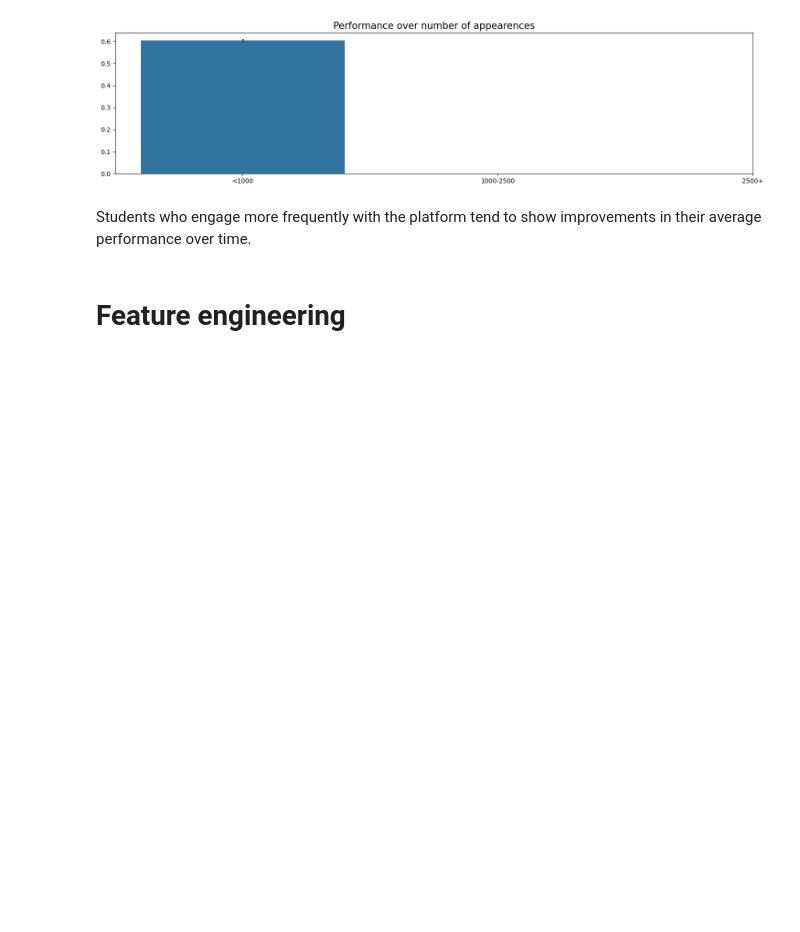
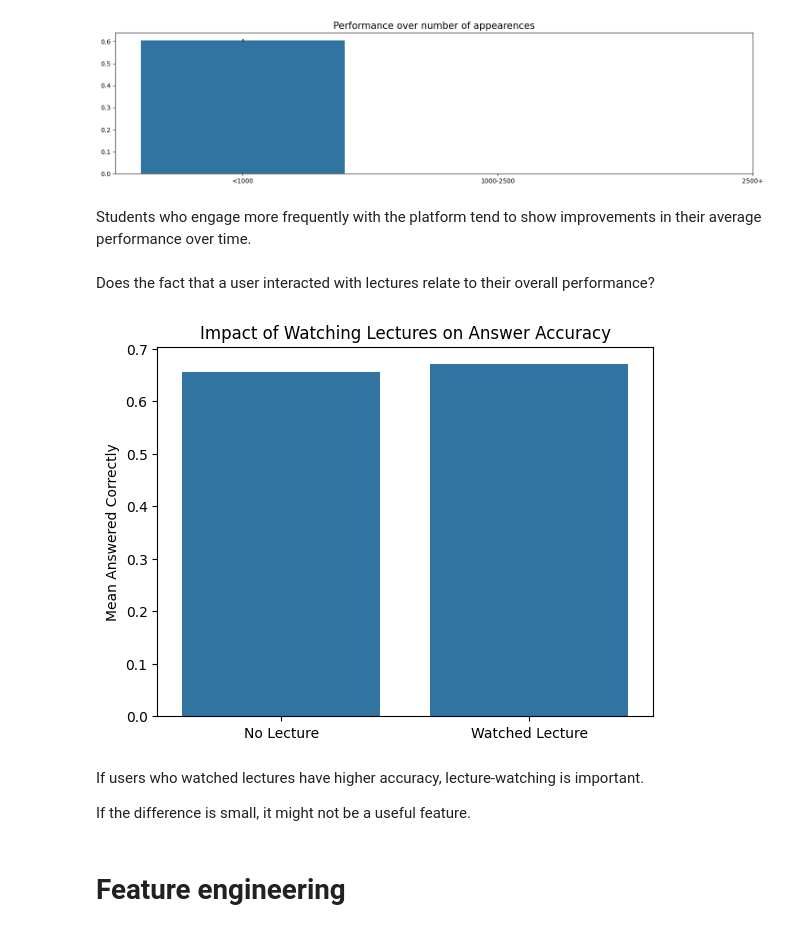
Before and after one commit to theresaskruzna/riiid_knowledge_tracing, a Jupyter notebook: 01_EDA.ipynb, the cells around one changed output. Saved outputs shown, nothing was run; the diff lists cells and outputs as text; code cells hidden in the pictures; blank space fills up the shorter version.

```diff
--- a/01_EDA.ipynb
+++ b/01_EDA.ipynb
@@ -1417,6 +1409,29 @@ del user_performance
 [figure]
 # %% [markdown]
 Students who engage more frequently with the platform tend to show improvements in their average performance over time.
+# %% [markdown]
+Does the fact that a user interacted with lectures relate to their overall performance?
+# %%
+# Get unique user_ids who have watched at least one lecture
+users_who_watched_lectures = train_df[train_df['content_type_id'] == 1]['user_id'].unique()
+# %%
+# Calculate mean accuracy for users who watched lectures
+accuracy_watched = train_df[train_df['user_id'].isin(users_who_watched_lectures) & (train_df['content_type_id'] == 0)]['answered_correctly'].mean()
+
+# Calculate mean accuracy for users who never watched lectures
+accuracy_not_watched = train_df[~train_df['user_id'].isin(users_who_watched_lectures)]['answered_correctly'].mean()
+
+# Plot the comparison
+sns.barplot(x=['No Lecture', 'Watched Lecture'], y=[accuracy_not_watched, accuracy_watched])
+plt.title("Impact of Watching Lectures on Answer Accuracy")
+plt.ylabel("Mean Answered Correctly")
+plt.show()
+# %% [output]
+[figure, added]
+# %% [markdown]
+If users who watched lectures have higher accuracy, lecture-watching is important.
+
+If the difference is small, it might not be a useful feature.
 # %% [markdown]
 # Feature engineering
 # %% [markdown]
```
Also changed, not shown: parts of 27 cells of this notebook.
